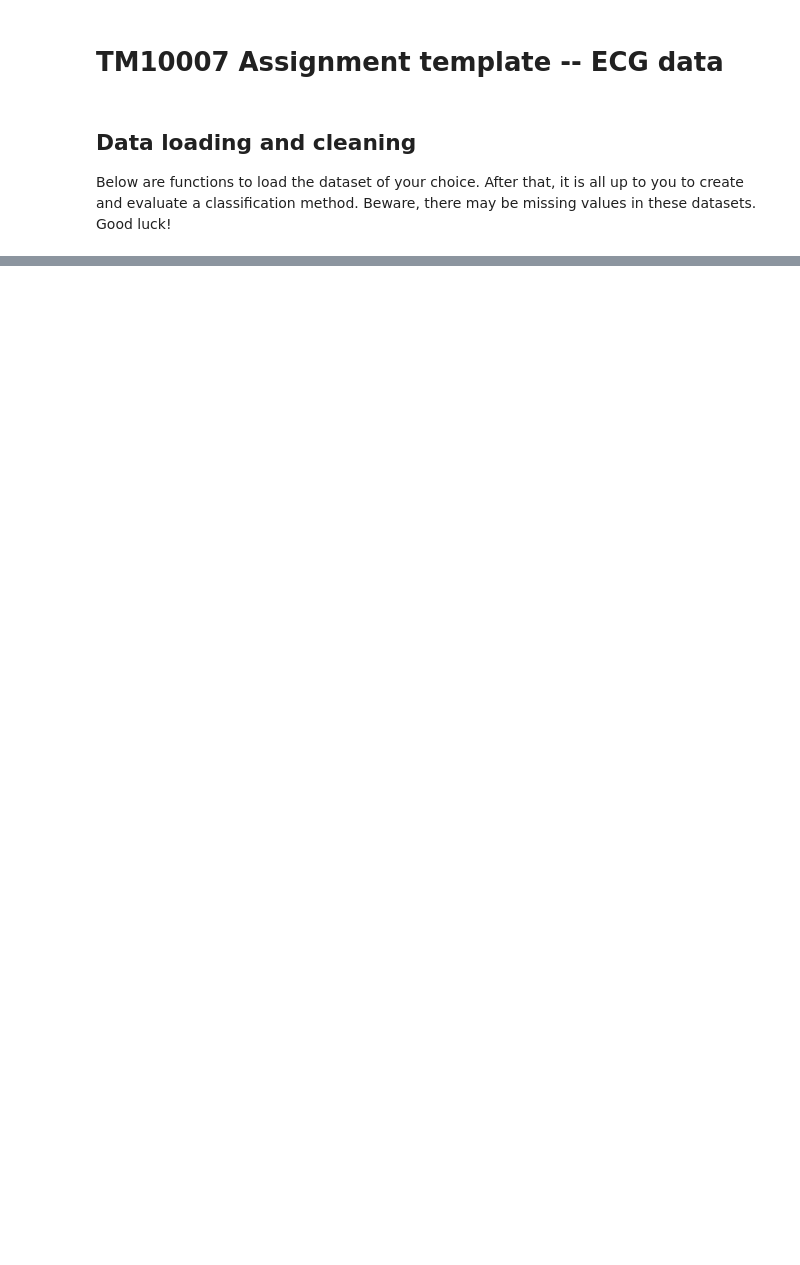
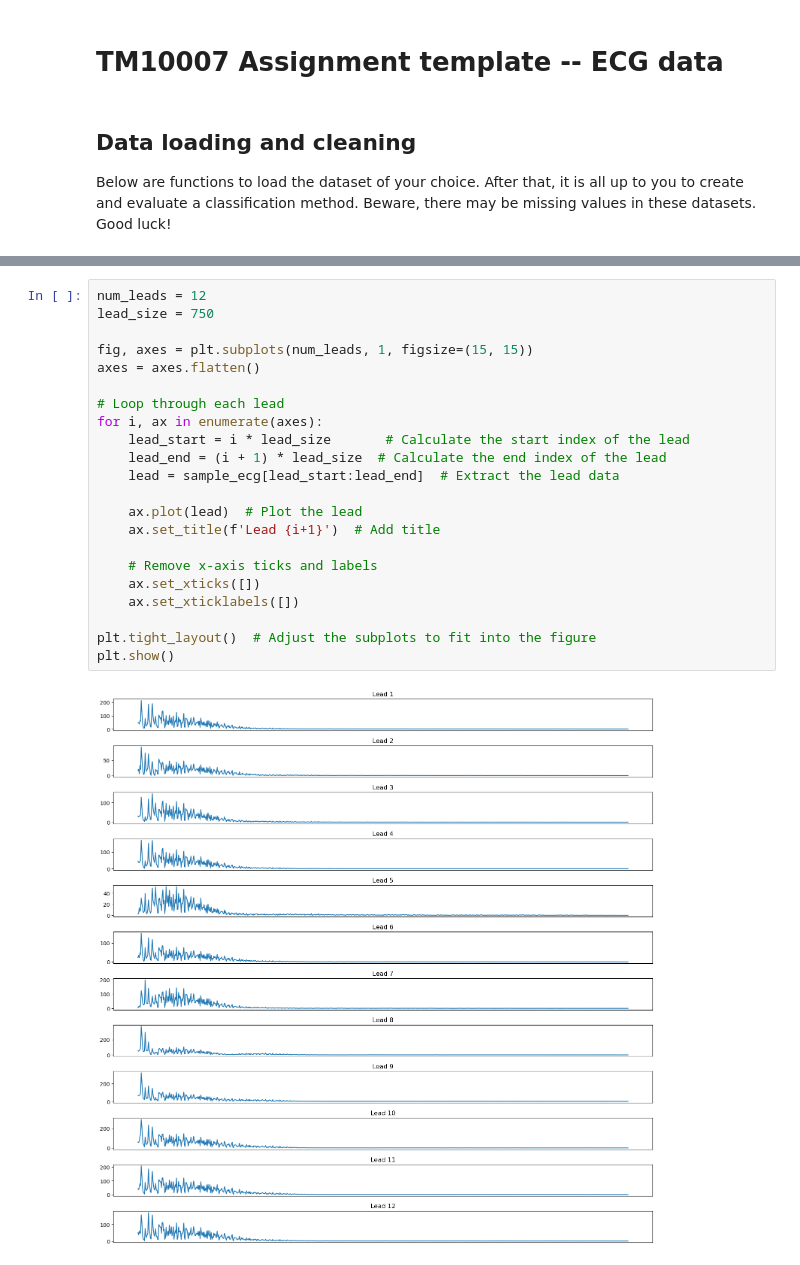
Before and after one commit to A-Bosselaar/TM10007-Machine-Learning-assignment, a Jupyter notebook: assignment_ecg.ipynb, the cells around one changed output, grey strips where cells are left out. Cells and saved outputs as stored; diff of their text form; blank space fills up the shorter version.

```diff
--- a/assignment_ecg.ipynb
+++ b/assignment_ecg.ipynb
@@ -39,0 +53,24 @@ plt.show()
+# %%
+num_leads = 12
+lead_size = 750
+
+fig, axes = plt.subplots(num_leads, 1, figsize=(15, 15))
+axes = axes.flatten()
+
+# Loop through each lead
+for i, ax in enumerate(axes):
+    lead_start = i * lead_size       # Calculate the start index of the lead
+    lead_end = (i + 1) * lead_size  # Calculate the end index of the lead
+    lead = sample_ecg[lead_start:lead_end]  # Extract the lead data
+
+    ax.plot(lead)  # Plot the lead
+    ax.set_title(f'Lead {i+1}')  # Add title
+
+    # Remove x-axis ticks and labels
+    ax.set_xticks([])
+    ax.set_xticklabels([])
+
+plt.tight_layout()  # Adjust the subplots to fit into the figure
+plt.show()
+# %% [output]
+[figure, added]
```
Also changed, not shown: parts of 2 cells of this notebook.
